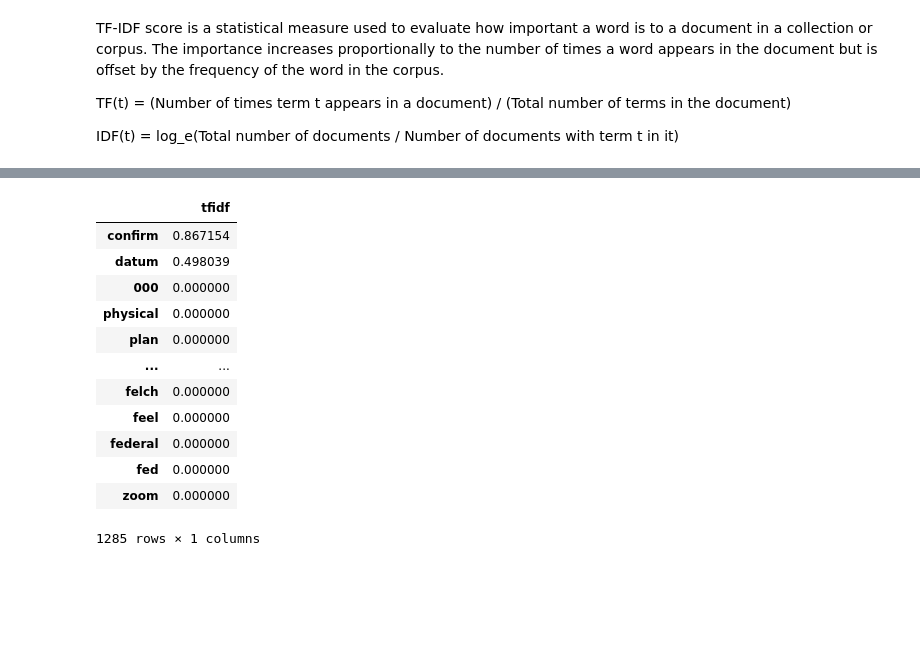
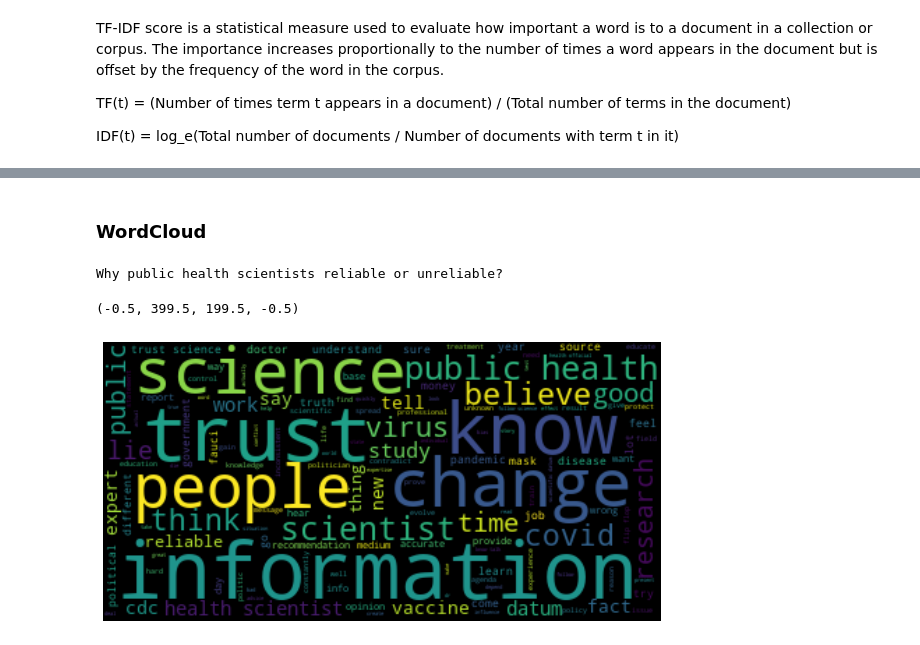
Before and after one commit to thepolicylab/RIDOHcoding, a Jupyter notebook: survey-text-analysis.ipynb, the cells around one changed output, grey strips where cells are left out. Cells and saved outputs as stored; diff of their text form; code cells hidden in the pictures; blank space fills up the shorter version.

Commit message:
generated initial wordcloud and reviewed tf-idf

```diff
--- a/survey-text-analysis.ipynb
+++ b/survey-text-analysis.ipynb
@@ -129,16 +250,22 @@ df_tfifd= pd.DataFrame(first_document_vector.T.todense(), index=feature_names, c
-# %%
-df_tfifd.sort_values(by=["tfidf"],ascending=False)
-# %% [output]
-|  | tfidf |
-| confirm | 0.867154 |
-| datum | 0.498039 |
-| 000 | 0.000000 |
-| physical | 0.000000 |
-| plan | 0.000000 |
-| ... | ... |
-| felch | 0.000000 |
-| feel | 0.000000 |
-| federal | 0.000000 |
-| fed | 0.000000 |
-| zoom | 0.000000 |
-1285 rows × 1 columns
+# %% [markdown]
+### WordCloud ###
+# %%
+from wordcloud import WordCloud
+
+text = " ".join(df.scientists.dropna().to_list())
+
+# Generate a word cloud image
+wordcloud = WordCloud().generate(text)
+
+print("Why public health scientists reliable or unreliable?")
+
+# Display the generated image:
+# the matplotlib way:
+import matplotlib.pyplot as plt
+plt.figure(figsize = (10,10))
+plt.imshow(wordcloud, interpolation='bilinear')
+plt.axis("off")
+# %% [output]
+Why public health scientists reliable or unreliable?
+(-0.5, 399.5, 199.5, -0.5)
+[figure, added]
```
Also changed, not shown: parts of 23 cells of this notebook, 2 other files.
